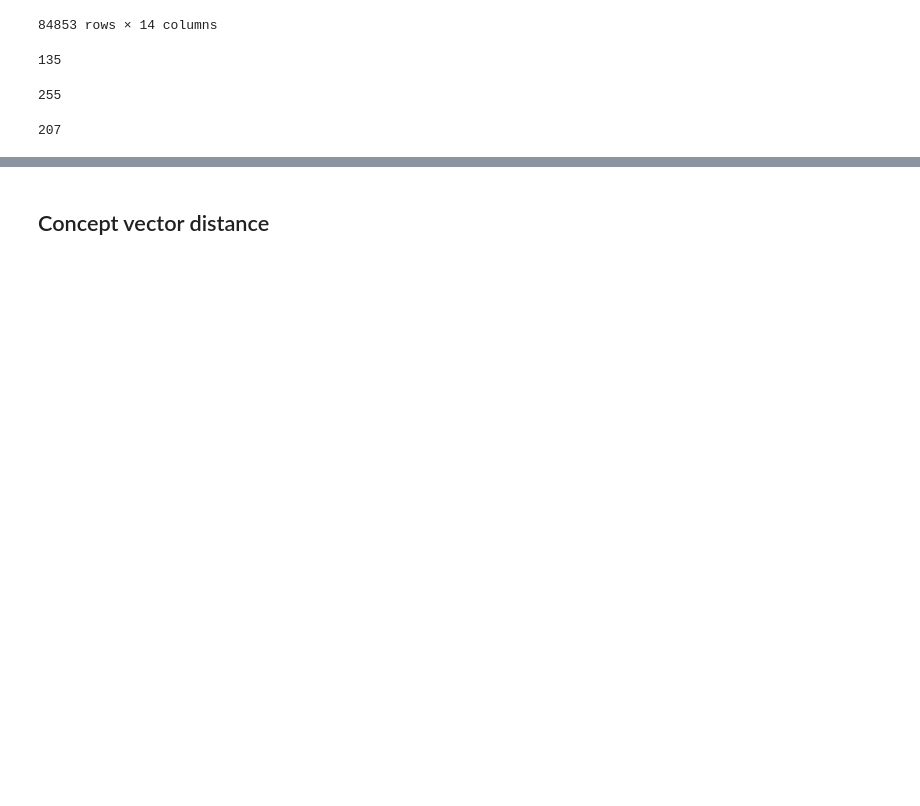
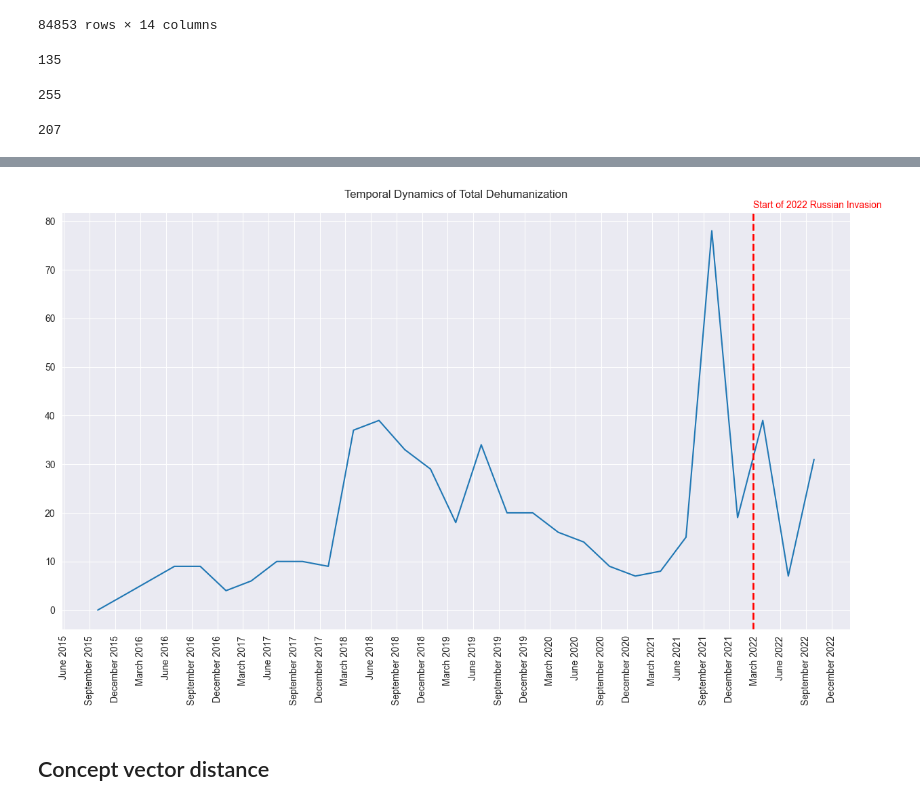
Before and after one commit to kateburovova/dehumanization, a Jupyter notebook: diachronic_analysis.ipynb, the cells around one changed output, grey strips where cells are left out. Drawn from its saved outputs; the diff is of its cells as text; code cells hidden in the pictures; blank space fills up the shorter version.

```diff
--- a/diachronic_analysis.ipynb
+++ b/diachronic_analysis.ipynb
@@ -992,2 +1123,45 @@ df_predicted_data_merged.LOW_UH_HIGH_NH.sum()
+# %%
+import pandas as pd
+import seaborn as sns
+import matplotlib.pyplot as plt
+from matplotlib import dates
+
+columns_to_plot = ['LOW_UH_HIGH_NH', 'LOW_UH_LOW_NH', 'HIGH_UH_LOW_NH', 'HIGH_UH_HIGH_NH']
+df_predicted_data_merged_ = df_predicted_data_merged[columns_to_plot].copy()
+
+df_monthly = df_predicted_data_merged_.resample('3M').sum()
+
+# Subset data up to 25th November 2022
+df_monthly = df_monthly[df_monthly.index <= '2022-11-25']
+
+N = 1
+df_monthly_rolling = df_monthly.rolling(window=N).mean()
+
+# Sum all the columns for each date
+df_monthly_sum = df_monthly_rolling.sum(axis=1)
+
+# Plotting the data
+plt.figure(figsize=(15, 8))
+sns.lineplot(x=df_monthly_sum.index, y=df_monthly_sum.values)
+plt.title('Temporal Dynamics of Total Dehumanization', y=1.02)
+plt.xlabel('')
+
+# x-axis formatting
+ax = plt.gca()
+ax.xaxis.set_major_locator(dates.MonthLocator(interval=3))  # set the tick interval to 3 months
+ax.xaxis.set_major_formatter(dates.DateFormatter('%B %Y'))  # set the date format to 'Month Year'
+plt.xticks(rotation=90)
+
+# Adding vertical line
+line_date = pd.to_datetime('2022-02-24')
+plt.axvline(line_date, color='r', linestyle='--', lw=2)
+
+# Adding text label
+offset_y = ax.get_ylim()[1] * 0.01
+plt.text(line_date, ax.get_ylim()[1] + offset_y, 'Start of 2022 Russian Invasion', color='red')
+
+plt.show()
+# %% [output]
+[figure, added]
 # %% [markdown]
 ## Concept vector distance
```
Also changed, not shown: parts of 8 cells of this notebook.
